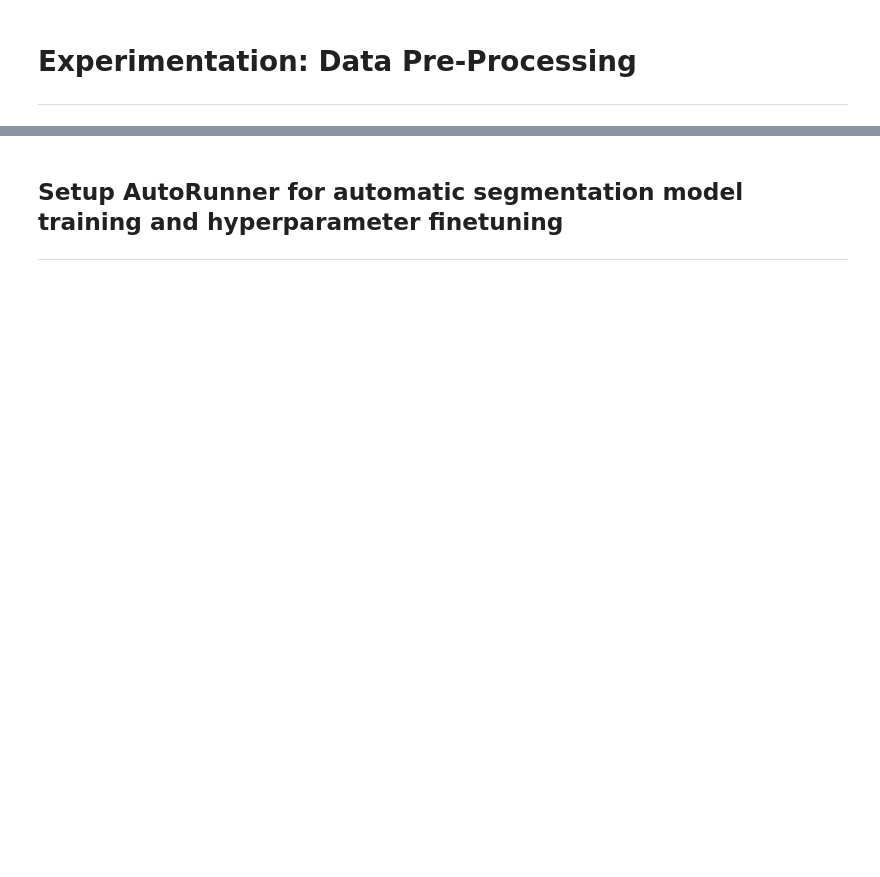
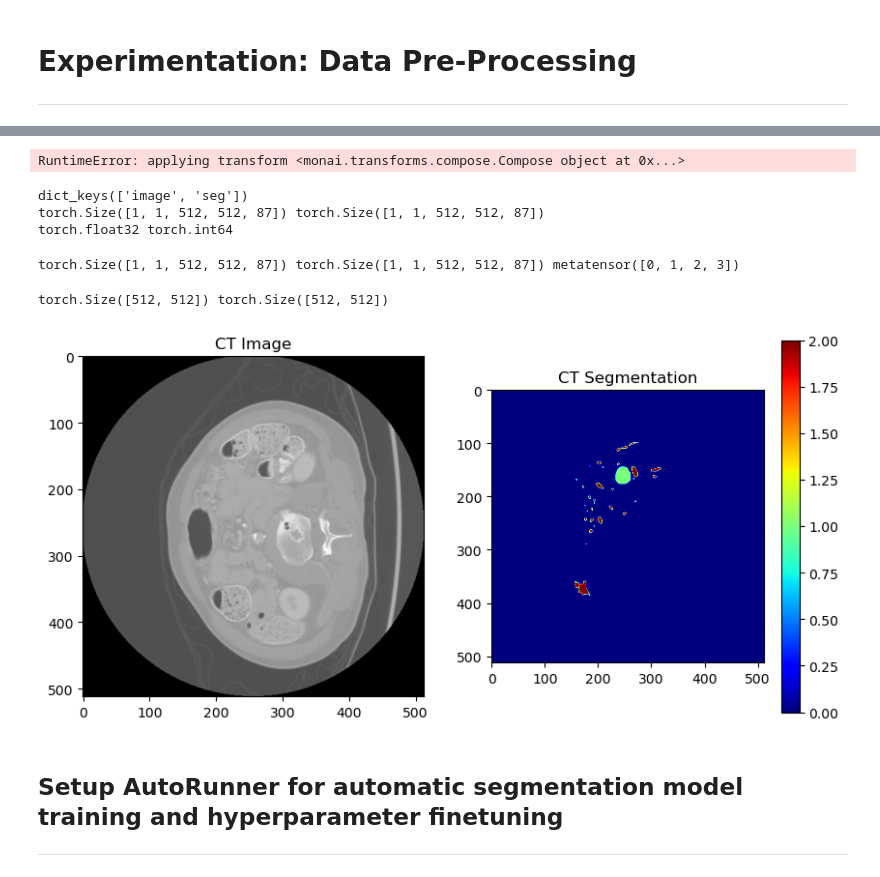
Before and after one commit to LucianoDeben/5ARIP10-ITP-T3G3, a Jupyter notebook: notebooks/data-preprocessing.ipynb, the cells around one changed output, grey strips where cells are left out. Saved outputs shown, nothing was run; the diff lists cells and outputs as text; code cells hidden in the pictures; blank space fills up the shorter version.

```diff
--- a/notebooks/data-preprocessing.ipynb
+++ b/notebooks/data-preprocessing.ipynb
@@ -31,7 +49,7 @@ class UndoOneHotEncoding(MapTransform):
 
     def __call__(self, data):
         for key in self.keys:
-            data[key] = data[key].argmax(dim=1).unsqueeze(1)
+            data[key] = data[key].argmax(dim=0).unsqueeze(0)
         return data
 
 # Create a composed transform that loads the image and segmentation, resamples the image to match the segmentation,
@@ -40,8 +58,9 @@ transform = Compose(
     [
         LoadImaged(reader="PydicomReader", keys=["image", "seg"], label_dict=label_dict),
         EnsureChannelFirstd(keys=["image", "seg"]),
-        ResampleToMatchd(keys="image", key_dst="seg"),
-        UndoOneHotEncoding(keys=["seg"]),
+        #ResampleToMatchd(keys="image", key_dst="seg"),
+        UndoOneHotEncoding(keys="seg"),
+        SaveImaged(keys="seg", output_dir="../data/HCC-TACE-Seg/segmentations", output_postfix="seg", output_ext=".dcm", output_dtype="torch.float32"),
     ]
 )
 
@@ -66,3 +118,5 @@ train_loader = DataLoader(train_dataset, batch_size=1, num_workers=0)
 # %%
 # Sample a batch of data from the dataloader
 batch = next(iter(train_loader))
+# %% [output]
+RuntimeError: applying transform <monai.transforms.compose.Compose object at 0x...>
@@ -75,35 +131,47 @@ print(batch["image"].shape, batch["seg"].shape)
 
 # Print the batch data types
 print(batch["image"].dtype, batch["seg"].dtype)
+# %% [output]
+dict_keys(['image', 'seg'])
+torch.Size([1, 1, 512, 512, 87]) torch.Size([1, 1, 512, 512, 87])
+torch.float32 torch.int64
 # %%
 # Separate the image and segmentation from the batch
 image, seg = batch["image"], batch["seg"]
 
 # Undo the one-hot encoding of the segmentation
-seg = seg.argmax(dim=1)
-seg = seg.unsqueeze(1)
+# seg = seg.argmax(dim=1)
+# seg = seg.unsqueeze(1)
+
 
 print(image.shape, seg.shape, seg.unique())
+# %% [output]
+torch.Size([1, 1, 512, 512, 87]) torch.Size([1, 1, 512, 512, 87]) metatensor([0, 1, 2, 3])
 # %%
 import torch
 import matplotlib.pyplot as plt
 
+slice_idx = 60
+
 # Sample a slice from the image
-CT_slice = image[0, 0, :, :, 45]
+CT_slice = image[0, 0, :, :, slice_idx]
 
 # Get the maximum segmentation class for each pixel in the slice
-_, CT_seg_slice_max = torch.max(seg[0, :, :, :, 45], dim=0)
+CT_seg_slice = seg[0, 0, :, :, slice_idx]
 
-print(CT_slice.shape, CT_seg_slice_max.shape)
+print(CT_slice.shape, CT_seg_slice.shape)
 
 # Plot the image and segmentation slice as a subplot
 fig, axes = plt.subplots(1, 2, figsize=(10, 5))
 axes[0].imshow(CT_slice, cmap="gray")
 axes[0].set_title("CT Image")
-axes[1].imshow(CT_seg_slice_max, cmap="jet")
+axes[1].imshow(CT_seg_slice, cmap="jet")
 axes[1].set_title("CT Segmentation")
-plt.colorbar(mappable=axes[1].imshow(CT_seg_slice_max, cmap='jet'), ax=axes[1])
+plt.colorbar(mappable=axes[1].imshow(CT_seg_slice, cmap='jet'), ax=axes[1])
 plt.show()
+# %% [output]
+torch.Size([512, 512]) torch.Size([512, 512])
+[figure, added]
 # %% [markdown]
 ## Setup AutoRunner for automatic segmentation model training and hyperparameter finetuning
 ---
```
Also changed, not shown: parts of 5 cells of this notebook, 5 other files.
